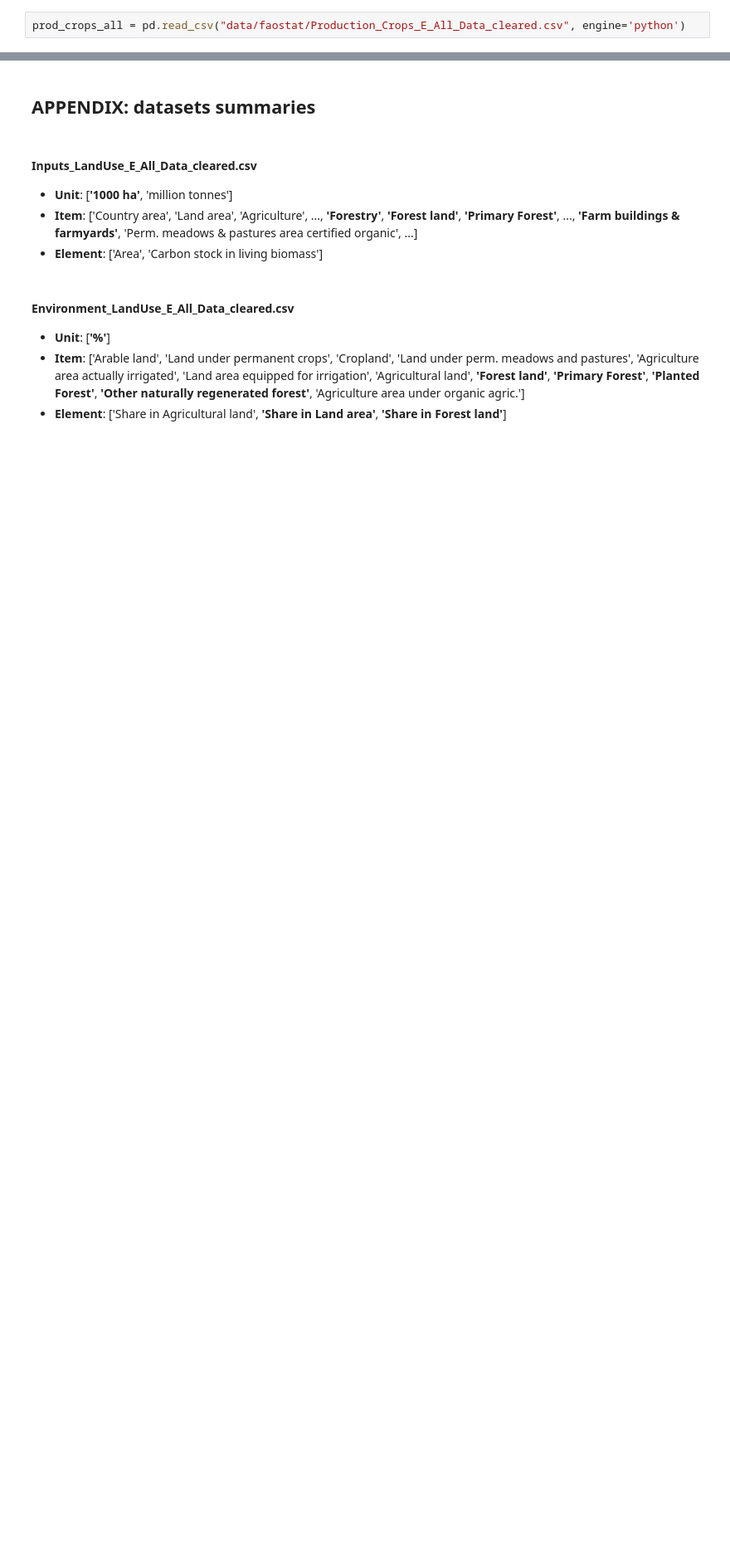
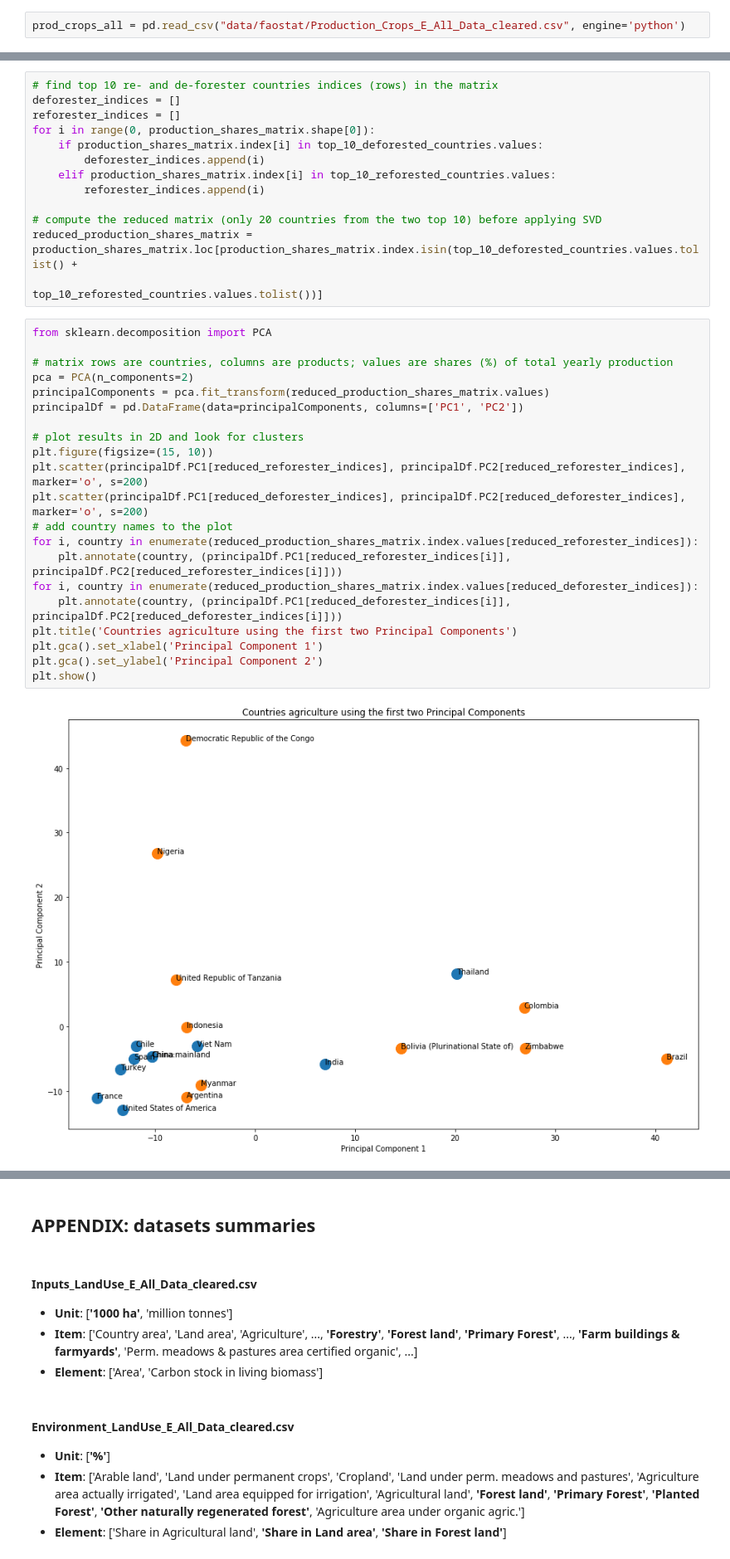
Before and after one commit to kostelansky17/disappearing_forests, a Jupyter notebook: main_yeh.ipynb, the cells around one changed output, grey strips where cells are left out. Shown at 83% size. Drawn from its saved outputs; the diff is of its cells as text; blank space fills up the shorter version.

Commit message:
PCA, index

```diff
--- a/main_yeh.ipynb
+++ b/main_yeh.ipynb
@@ -1099,0 +1172,36 @@ yield_differences_in_top_10s('Maize', 2000)
+# %%
+# find top 10 re- and de-forester countries indices (rows) in the matrix
+deforester_indices = []
+reforester_indices = []
+for i in range(0, production_shares_matrix.shape[0]):
+    if production_shares_matrix.index[i] in top_10_deforested_countries.values:
+        deforester_indices.append(i)
+    elif production_shares_matrix.index[i] in top_10_reforested_countries.values:
+        reforester_indices.append(i)
+
+# compute the reduced matrix (only 20 countries from the two top 10) before applying SVD
+reduced_production_shares_matrix = production_shares_matrix.loc[production_shares_matrix.index.isin(top_10_deforested_countries.values.tolist() +
+                                                                                                    top_10_reforested_countries.values.tolist())]
+# %%
+from sklearn.decomposition import PCA
+
+# matrix rows are countries, columns are products; values are shares (%) of total yearly production
+pca = PCA(n_components=2)
+principalComponents = pca.fit_transform(reduced_production_shares_matrix.values)
+principalDf = pd.DataFrame(data=principalComponents, columns=['PC1', 'PC2'])
+
+# plot results in 2D and look for clusters
+plt.figure(figsize=(15, 10))
+plt.scatter(principalDf.PC1[reduced_reforester_indices], principalDf.PC2[reduced_reforester_indices], marker='o', s=200)
+plt.scatter(principalDf.PC1[reduced_deforester_indices], principalDf.PC2[reduced_deforester_indices], marker='o', s=200)
+# add country names to the plot
+for i, country in enumerate(reduced_production_shares_matrix.index.values[reduced_reforester_indices]):
+    plt.annotate(country, (principalDf.PC1[reduced_reforester_indices[i]], principalDf.PC2[reduced_reforester_indices[i]]))
+for i, country in enumerate(reduced_production_shares_matrix.index.values[reduced_deforester_indices]):
+    plt.annotate(country, (principalDf.PC1[reduced_deforester_indices[i]], principalDf.PC2[reduced_deforester_indices[i]]))
+plt.title('Countries agriculture using the first two Principal Components')
+plt.gca().set_xlabel('Principal Component 1')
+plt.gca().set_ylabel('Principal Component 2')
+plt.show()
+# %% [output]
+[figure, added]
```
Also changed, not shown: parts of 16 cells of this notebook.
